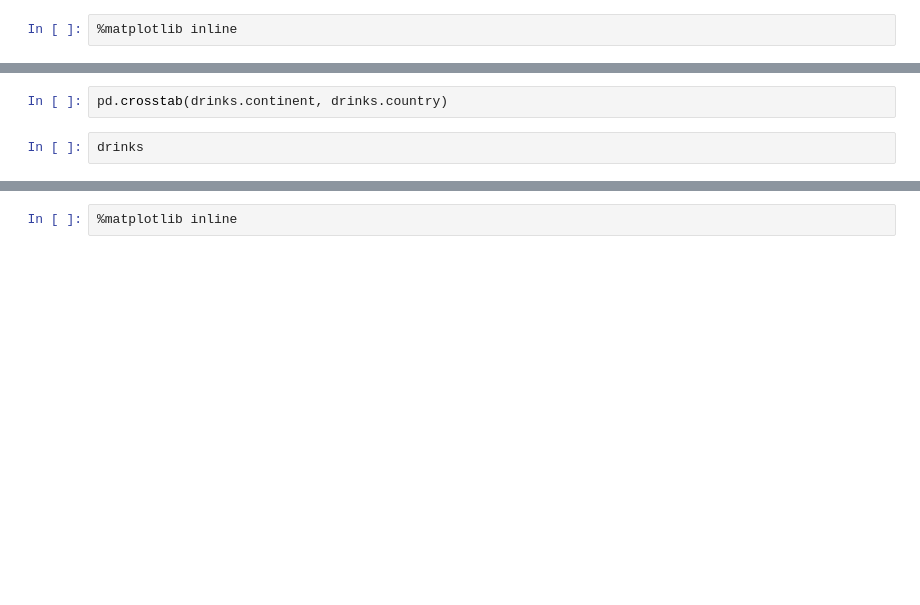
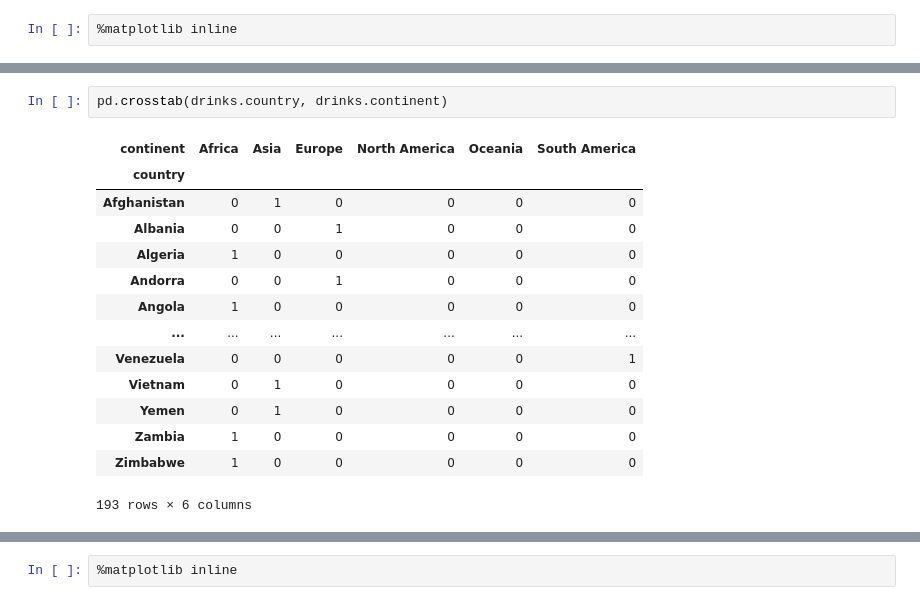
Before and after one commit to OveysSafarnejad/pd-training, a Jupyter notebook: src/pandas_series/dataschool_series.ipynb, the cells around one changed output, grey strips where cells are left out. Saved outputs shown, nothing was run; the diff lists cells and outputs as text; blank space fills up the shorter version.

```diff
--- a/src/pandas_series/dataschool_series.ipynb
+++ b/src/pandas_series/dataschool_series.ipynb
@@ -107,6 +517,19 @@ drinks.continent.nunique()
 # %%
-pd.crosstab(drinks.continent, drinks.country)
+pd.crosstab(drinks.country, drinks.continent)
+# %% [output]
+| continent | Africa | Asia | Europe | North America | Oceania | South America |
+| country |  |  |  |  |  |  |
+| Afghanistan | 0 | 1 | 0 | 0 | 0 | 0 |
+| Albania | 0 | 0 | 1 | 0 | 0 | 0 |
+| Algeria | 1 | 0 | 0 | 0 | 0 | 0 |
+| Andorra | 0 | 0 | 1 | 0 | 0 | 0 |
+| Angola | 1 | 0 | 0 | 0 | 0 | 0 |
+| ... | ... | ... | ... | ... | ... | ... |
+| Venezuela | 0 | 0 | 0 | 0 | 0 | 1 |
+| Vietnam | 0 | 1 | 0 | 0 | 0 | 0 |
+| Yemen | 0 | 1 | 0 | 0 | 0 | 0 |
+| Zambia | 1 | 0 | 0 | 0 | 0 | 0 |
+| Zimbabwe | 1 | 0 | 0 | 0 | 0 | 0 |
+193 rows × 6 columns
-# %%
-drinks
 # %%
 drinks.beer_servings.describe()
```
Also changed, not shown: parts of 58 cells of this notebook, 2 other files.
